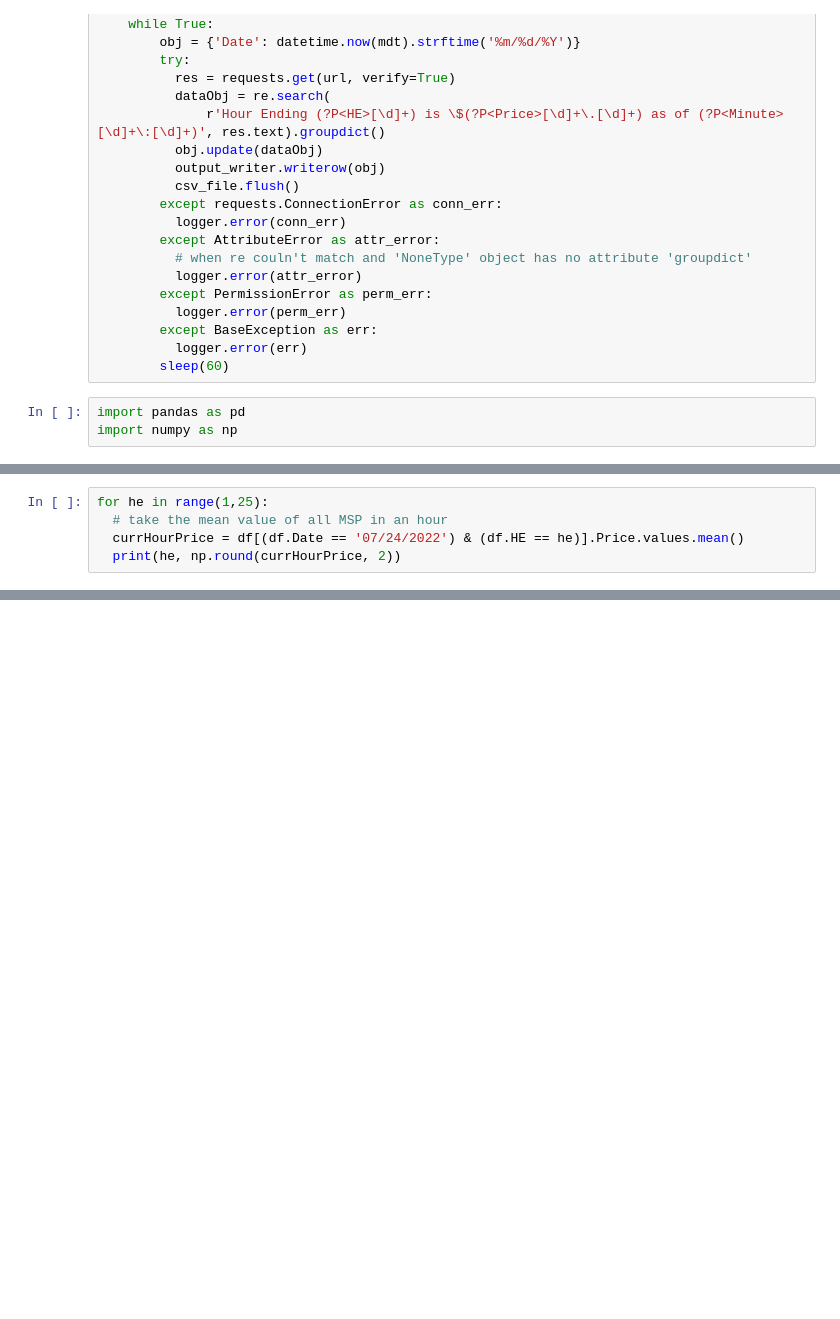
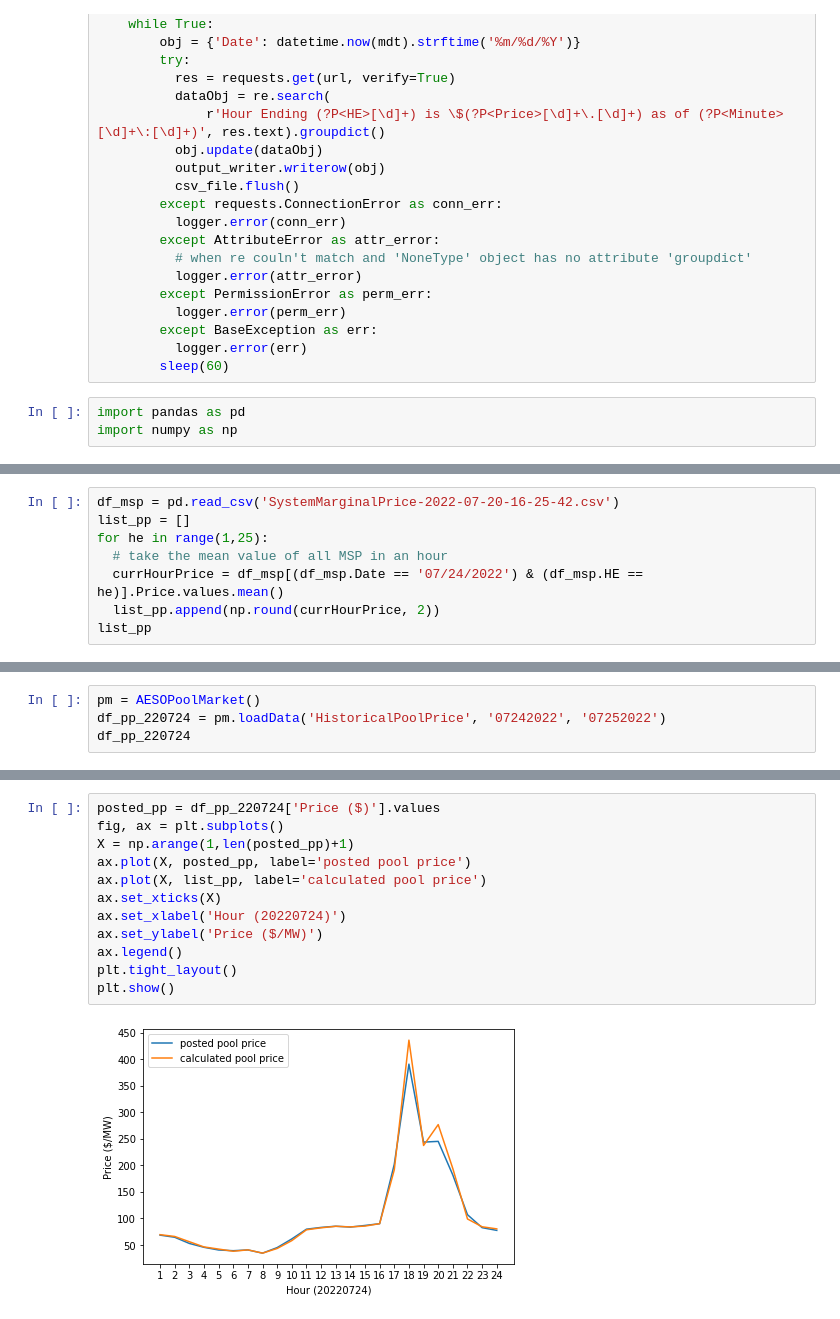
Before and after one commit to CaixiangFan/bpet-contracts, a Jupyter notebook: scripts/dataProcess.ipynb, the cells around one changed output, grey strips where cells are left out. Saved outputs shown, nothing was run; the diff lists cells and outputs as text; blank space fills up the shorter version.

Commit message:
plot diff between calculeted and posted pool price

```diff
--- a/scripts/dataProcess.ipynb
+++ b/scripts/dataProcess.ipynb
@@ -328,6 +311,9 @@ df
 # %%
+df_msp = pd.read_csv('SystemMarginalPrice-2022-07-20-16-25-42.csv')
+list_pp = []
 for he in range(1,25):
   # take the mean value of all MSP in an hour
-  currHourPrice = df[(df.Date == '07/24/2022') & (df.HE == he)].Price.values.mean()
-  print(he, np.round(currHourPrice, 2))
+  currHourPrice = df_msp[(df_msp.Date == '07/24/2022') & (df_msp.HE == he)].Price.values.mean()
+  list_pp.append(np.round(currHourPrice, 2))
+list_pp
 # %% [output]
@@ -350,0 +337,4 @@ for he in range(1,25):
+# %%
+pm = AESOPoolMarket()
+df_pp_220724 = pm.loadData('HistoricalPoolPrice', '07242022', '07252022')
+df_pp_220724
@@ -350,0 +359,14 @@ for he in range(1,25):
+# %%
+posted_pp = df_pp_220724['Price ($)'].values
+fig, ax = plt.subplots()
+X = np.arange(1,len(posted_pp)+1)
+ax.plot(X, posted_pp, label='posted pool price')
+ax.plot(X, list_pp, label='calculated pool price')
+ax.set_xticks(X)
+ax.set_xlabel('Hour (20220724)')
+ax.set_ylabel('Price ($/MW)')
+ax.legend()
+plt.tight_layout()
+plt.show()
+# %% [output]
+[figure, added]
```
Also changed, not shown: parts of 4 cells of this notebook, 3 other files.
